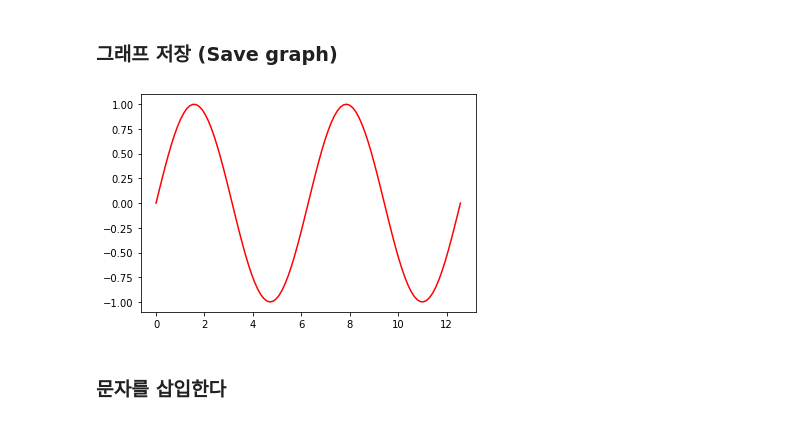
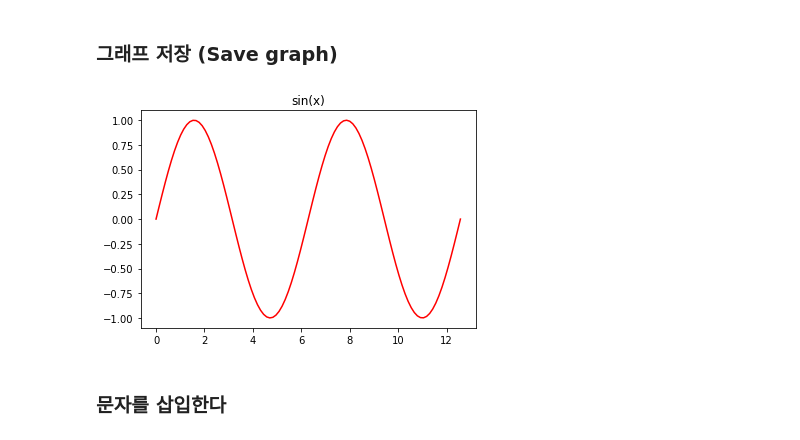
Before and after one commit to rldckd0103/pdm02, a Jupyter notebook: py-graphics/matplotlib_3_advanced.ipynb, the cells around one changed output. Saved outputs shown, nothing was run; the diff lists cells and outputs as text; code cells hidden in the pictures.

```diff
--- a/py-graphics/matplotlib_3_advanced.ipynb
+++ b/py-graphics/matplotlib_3_advanced.ipynb
@@ -15,13 +15,14 @@ import matplotlib.pyplot as plt
 # %%
 x = np.linspace(0, 4*np.pi, 100)
 plt.plot(x, np.sin(x), 'r')
+plt.title("sin(x)")
 
 plt.savefig('sin4pi.png', dpi=100) # dpi = 50, 75, 100, 150, 300
 plt.savefig('sin4pi.pdf')
 
 plt.show()
 # %% [output]
-[figure, old version]
+[figure, new version]
 # %% [markdown]
 ### 문자를 삽입한다
 # %%
```
Also changed, not shown: parts of 2 cells of this notebook.
